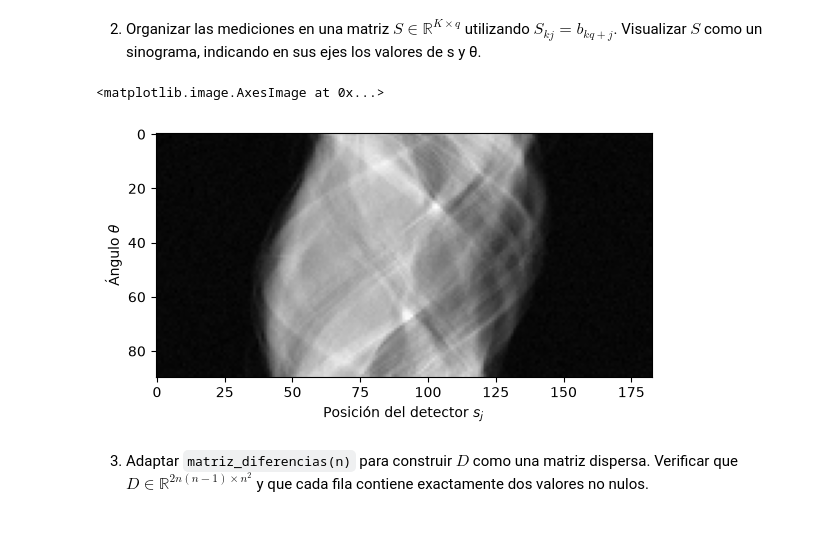
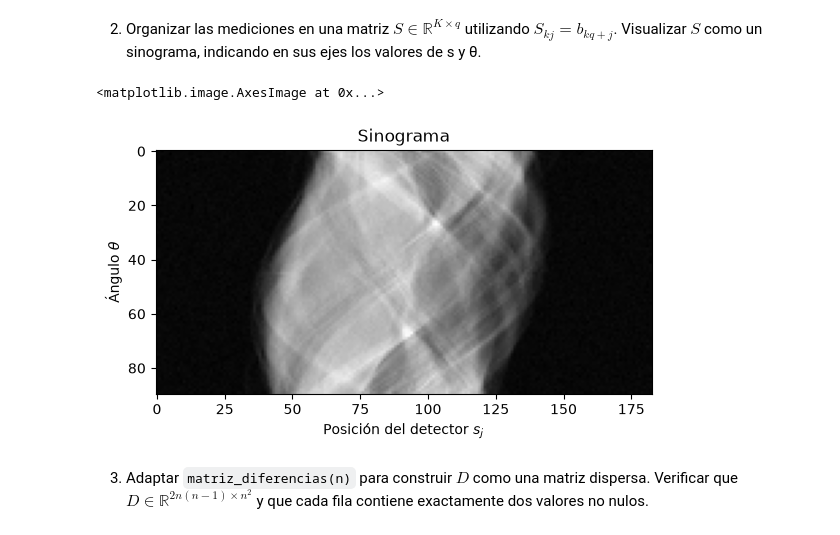
Before and after one commit to josedesgtt/imagenes-tomograficas-tp-metodos, a Jupyter notebook: ejercicio_10.ipynb, the cells around one changed output. Drawn from its saved outputs; the diff is of its cells as text; code cells hidden in the pictures.

```diff
--- a/ejercicio_10.ipynb
+++ b/ejercicio_10.ipynb
@@ -59,13 +59,14 @@ Dimensión real: (16470, 16384)
 # %%
 b = tomografia["b"]
 S = b.reshape(K,q)
 
+plt.title("Sinograma")
 plt.xlabel(r"Posición del detector $s_j$")
 plt.ylabel(r"Ángulo $\theta$")
 plt.imshow(S, cmap='gray')
 # %% [output]
 <matplotlib.image.AxesImage at 0x...>
-[figure, old version]
+[figure, new version]
 # %% [markdown]
 3. Adaptar `matriz_diferencias(n)` para construir $D$ como una matriz dispersa. Verificar que $D \in \mathbb{R}^{2n(n−1)\times n^2}$ y que cada fila contiene exactamente dos valores no nulos.
 # %%
```
Also changed, not shown: parts of 4 cells of this notebook.
